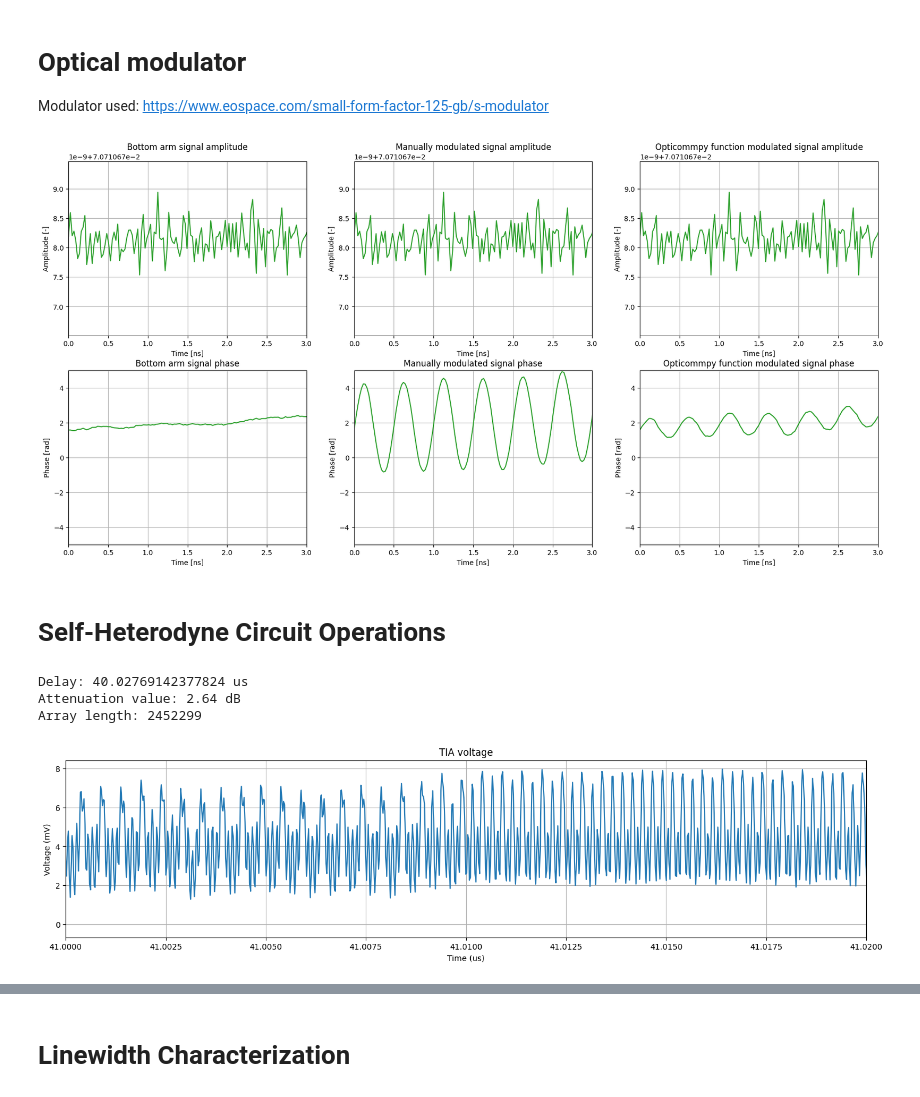
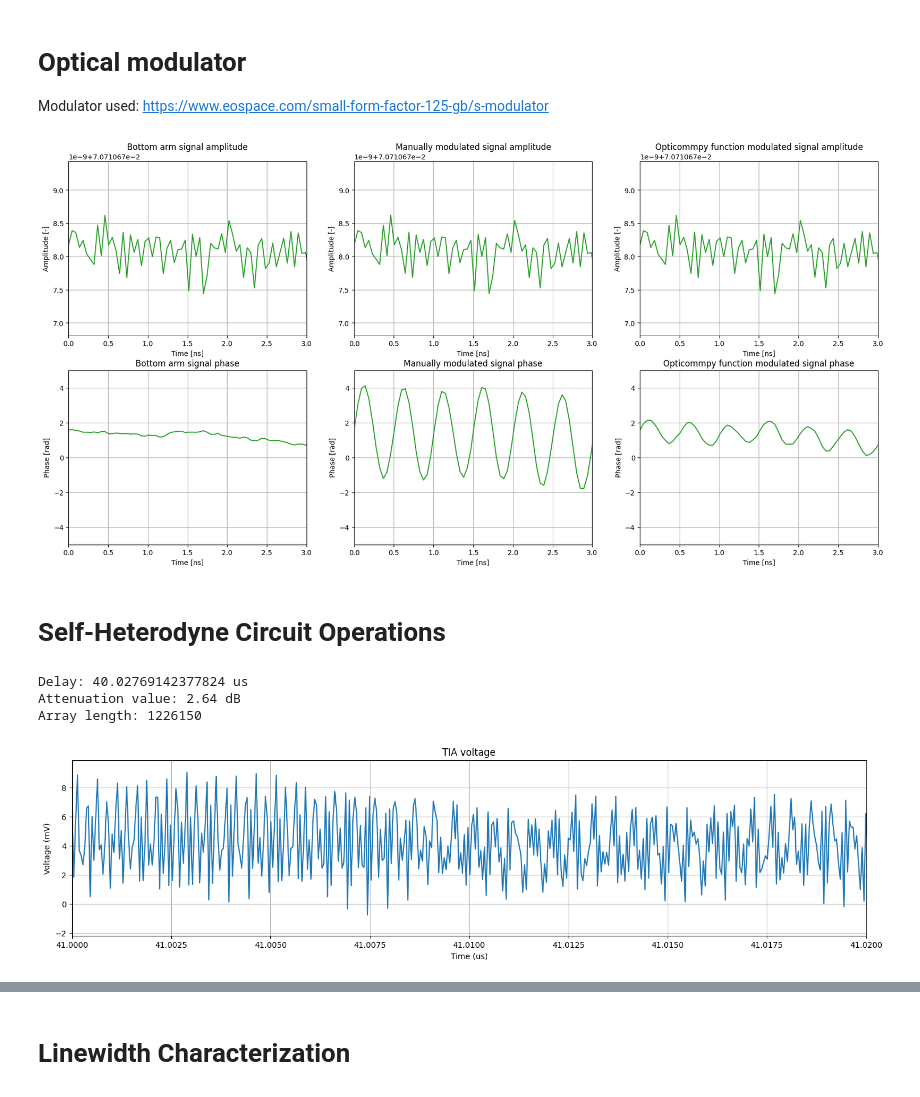
Before and after one commit to CaioRodrigues200/Laser-Study, a Jupyter notebook: Projects/Delayed_Self_Heterodyne/LorentzTesting.ipynb, the cells around one changed output, grey strips where cells are left out. Drawn from its saved outputs; the diff is of its cells as text; code cells hidden in the pictures.

```diff
--- a/Projects/Delayed_Self_Heterodyne/LorentzTesting.ipynb
+++ b/Projects/Delayed_Self_Heterodyne/LorentzTesting.ipynb
@@ -33,7 +33,7 @@ fontTitle = {'family':'serif', 'weight':'normal', 'size':20}
 # Parameters and simulation
 # %%
 # simulation parameters
-SpS = 64*4    # Samples per Symbol
+SpS = 64*2    # Samples per Symbol
 Rs = 170e6  # Symbol rate (for OOK case Rs = Rb)
 
 Tsymb = 1/Rs       # Symbol period in seconds
@@ -61,7 +61,7 @@ tArray = np.arange(0,SpS*len(bitsTx))*Ts
 
 laser_parameters = parameters()
 laser_parameters.P = 10 # laser power [dBm]
-laser_parameters.lw = 6e6 # laser linewidth [Hz]
+laser_parameters.lw = 9e6 # laser linewidth [Hz]
 laser_parameters.RIN_var = 1e-20 # variance of the RIN noise
 laser_parameters.Fs = Fs # sampling rate [samples/s]
 laser_parameters.Ns = SpS*bitsTx.size # number of signal samples
@@ -74,4 +74,7 @@ print(f'Sampling period: {Ts*1e12} ps')
 print(f'Sampling frequency: {Fs*1e-9} Gsample/s')
 print(f'Linewidth: {laser_parameters.lw * 1e-6} MHz')
 print(f'Power: {laser_parameters.P} dBm')
+
+print(f'Delay: {tau*1e6} us')
+# print(f'Delay: {1e6/(c*1e-3)} us')
 # %% [output]
@@ -219,7 +268,7 @@ ax[1][2].set_xlabel('Time [ns]')
 ax[1][2].set_ylabel('Phase [rad]')
 ax[1][2].grid()
 # %% [output]
-[figure, old version]
+[figure, new version]
 # %% [markdown]
 # Self-Heterodyne Circuit Operations
 # %%
@@ -233,8 +282,8 @@ LinearFiber_parameters.Fs = Fs              # [Hz] sampling frequency
 bIdx = 2          # Modulation index of the electrical modulating signal
 vPi = 5               # Modulator vPi [Volts]
 
-TIACutFreq = 11e9  # TIA Filter cuttoff frequency in Hz
-TIAorder = 4  # TIA Filter order
+TIACutFreq = 10e9  # TIA Filter cuttoff frequency in Hz
+TIAorder = 1  # TIA Filter order
 
 DemodCutFreq = 0.1e9  # Demodulation Filter cuttoff frequency in Hz
 Demodorder = 4  # Demodulation Filter order
@@ -274,32 +323,32 @@ I_Sig = -FilteredIPd*np.cos(2*(2*np.pi*mFreq*timeArray+mPhase))
 
 # Demodulation Filtering ----------------------------------------------
 
 w_norm = DemodCutFreq / (Fs/2)
 b,a = signal.bessel(N=Demodorder, Wn=w_norm, btype='low', norm='phase')
 w, h = signal.freqz(b, a, worN=1024, fs=Fs)
 FilteredQ_Sig = signal.lfilter(b, a, Q_Sig)
 FilteredI_Sig = signal.lfilter(b, a, I_Sig)
 
 # fir_coeffs = firwin(
 #     numtaps=8000,
 #     cutoff=2*DemodCutFreq/Fs,
 #     window='hamming',
 #     fs=Fs,
 #     pass_zero='lowpass'
 # )
 # w, h = freqz(fir_coeffs, worN=1024, fs=Fs)
 # FilteredI_Sig = lfilter(fir_coeffs, 1.0, I_Sig)
 # FilteredQ_Sig = lfilter(fir_coeffs, 1.0, Q_Sig)
 
 plt.figure(figsize=(18,4))
 plt.plot(timeArray*1e6,FilteredIPd*1e3)
 plt.xlim(41,41.02)
 plt.xlabel('Time (us)')
 plt.ylabel('Voltage (mV)')
 plt.title('TIA voltage')
 plt.grid()
 # %% [output]
 Delay: 40.02769142377824 us
 Attenuation value: 2.64 dB
-Array length: 2452299
+Array length: 1226150
-[figure, old version]
+[figure, new version]
```
Also changed, not shown: parts of 12 cells of this notebook, 1 other file.
